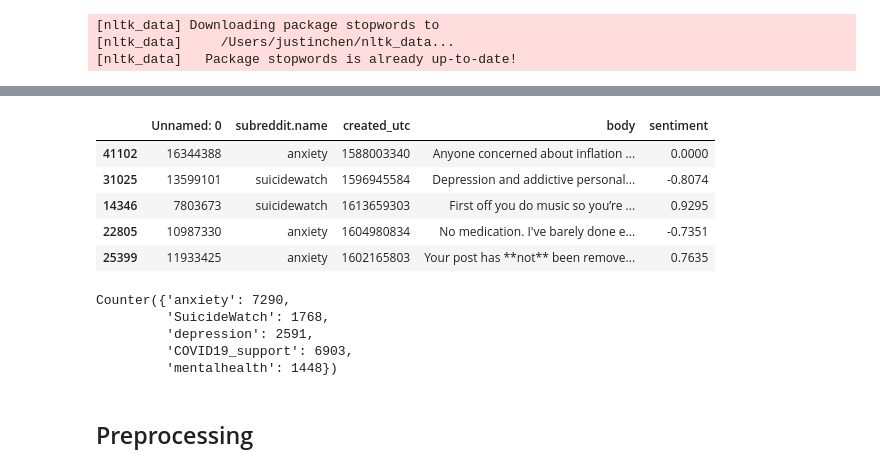
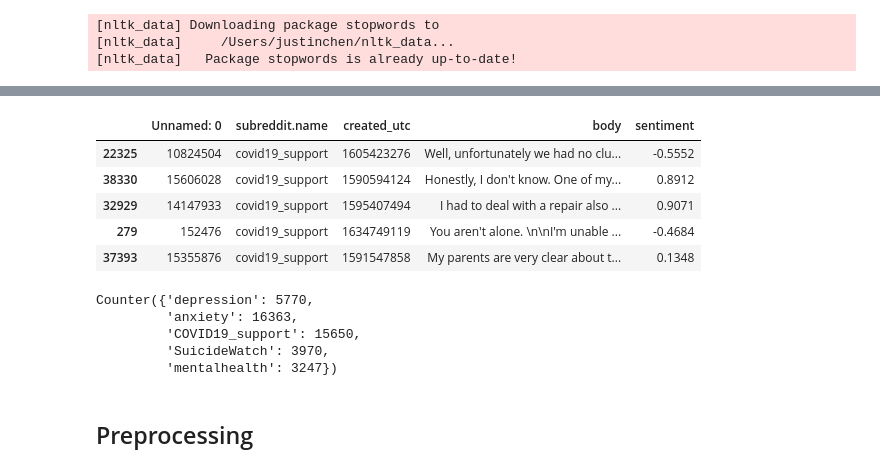
Before and after one commit to j-chen005/COVID19-Mental-Health-Analysis, a Jupyter notebook: SVM Model COVID-19 Mental Health.ipynb, the cells around one changed output, grey strips where cells are left out. Drawn from its saved outputs; the diff is of its cells as text; code cells hidden in the pictures.

```diff
--- a/SVM Model COVID-19 Mental Health.ipynb
+++ b/SVM Model COVID-19 Mental Health.ipynb
@@ -27,13 +34,13 @@ df.tail()
 # %%
-sample = df.sample(20000)
+sample = df.sample(45000)
 sample.head()
 # %% [output]
 |  | Unnamed: 0 | subreddit.name | created_utc | body | sentiment |
-| 41102 | 16344388 | anxiety | 1588003340 | Anyone concerned about inflation ... | 0.0000 |
-| 31025 | 13599101 | suicidewatch | 1596945584 | Depression and addictive personal... | -0.8074 |
-| 14346 | 7803673 | suicidewatch | 1613659303 | First off you do music so you’re ... | 0.9295 |
-| 22805 | 10987330 | anxiety | 1604980834 | No medication. I've barely done e... | -0.7351 |
-| 25399 | 11933425 | anxiety | 1602165803 | Your post has **not** been remove... | 0.7635 |
+| 22325 | 10824504 | covid19_support | 1605423276 | Well, unfortunately we had no clu... | -0.5552 |
+| 38330 | 15606028 | covid19_support | 1590594124 | Honestly, I don't know. One of my... | 0.8912 |
+| 32929 | 14147933 | covid19_support | 1595407494 | I had to deal with a repair also ... | 0.9071 |
+| 279 | 152476 | covid19_support | 1634749119 | You aren't alone. \n\nI'm unable ... | -0.4684 |
+| 37393 | 15355876 | covid19_support | 1591547858 | My parents are very clear about t... | 0.1348 |
 # %%
 count = Counter()
 for index, row in sample.iterrows():
@@ -49,11 +56,11 @@ for index, row in sample.iterrows():
         count['COVID19_support'] += 1
 count
 # %% [output]
-Counter({'anxiety': 7290,
-         'SuicideWatch': 1768,
-         'depression': 2591,
-         'COVID19_support': 6903,
-         'mentalhealth': 1448})
+Counter({'depression': 5770,
+         'anxiety': 16363,
+         'COVID19_support': 15650,
+         'SuicideWatch': 3970,
+         'mentalhealth': 3247})
 # %% [markdown]
 ## Preprocessing
 # %%
```
Also changed, not shown: parts of 19 cells of this notebook.
